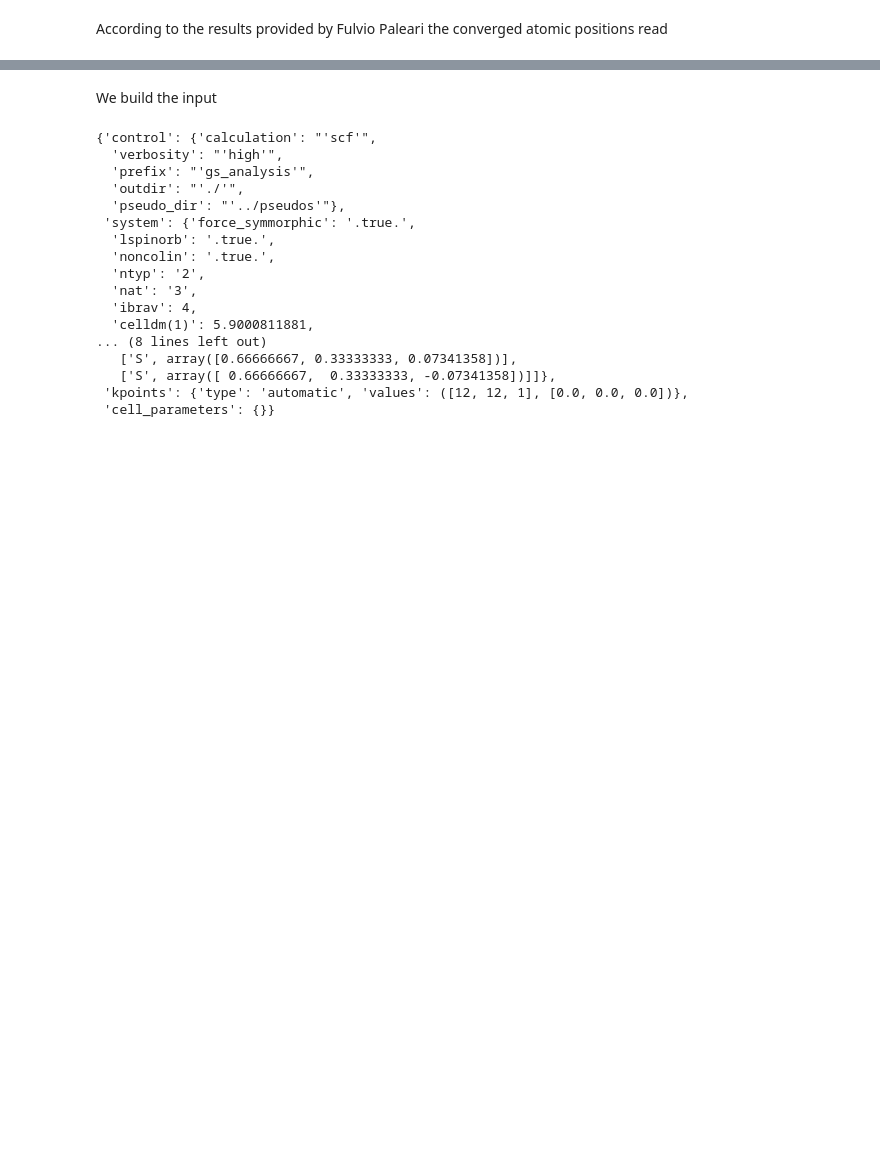
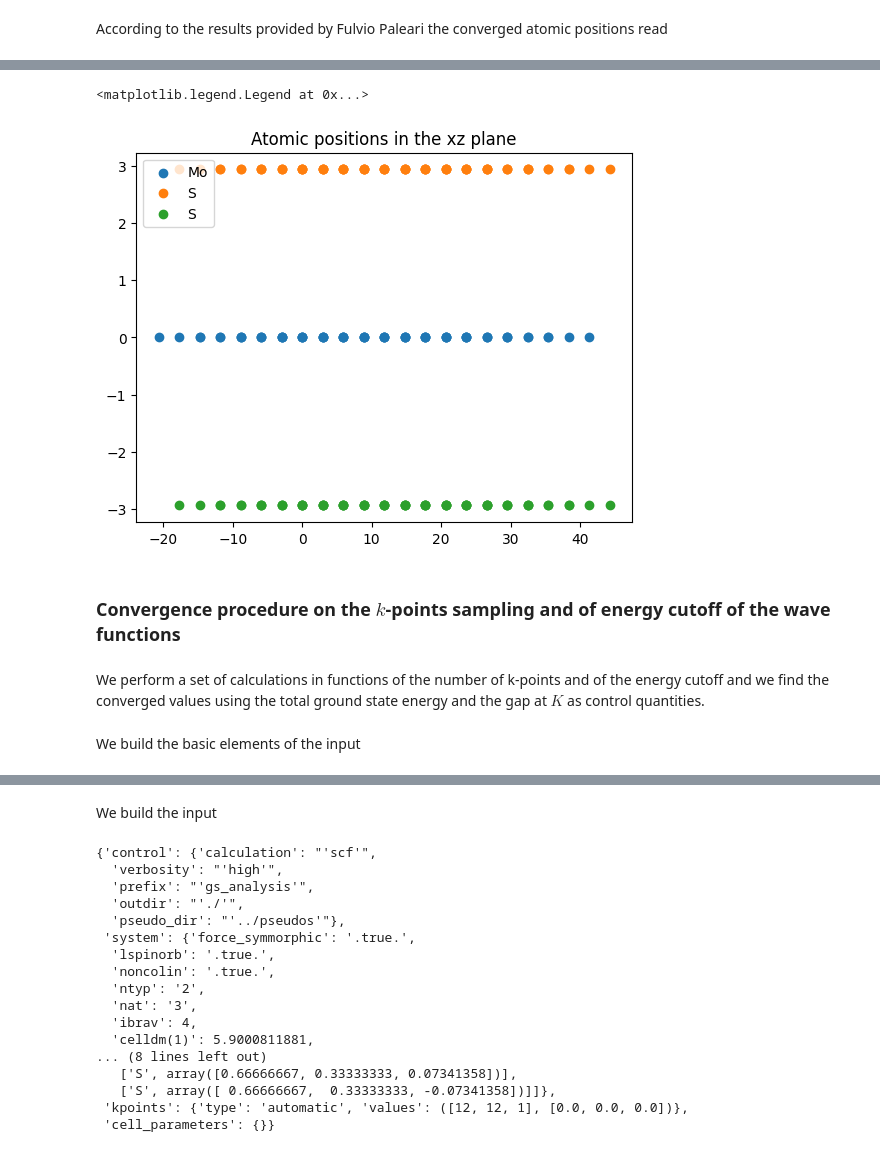
Before and after one commit to marcodalessandro76/MoS2, a Jupyter notebook: DFT_Analysis.ipynb, the cells around one changed output, grey strips where cells are left out. Drawn from its saved outputs; the diff is of its cells as text; code cells hidden in the pictures; blank space fills up the shorter version.

```diff
--- a/DFT_Analysis.ipynb
+++ b/DFT_Analysis.ipynb
@@ -132,0 +172,13 @@ S2 = np.array([2./3.,1./3.,-delta_cryst])
+# %%
+for pos in positions:
+    plt.scatter(pos[1],pos[3],label=pos[0])
+plt.title('Atomic positions in the xz plane',size=12)
+plt.legend()
+# %% [output]
+<matplotlib.legend.Legend at 0x...>
+[figure, added]
+# %% [markdown]
+### Convergence procedure on the $k$-points sampling and of energy cutoff of the wave functions
+# %% [markdown]
+We perform a set of calculations in functions of the number of k-points and of the energy cutoff and we find
+the converged values using the total ground state energy and the gap at $K$ as control quantities.
@@ -132,0 +187,2 @@ S2 = np.array([2./3.,1./3.,-delta_cryst])
+# %% [markdown]
+We build the basic elements of the input
```
Also changed, not shown: parts of 51 cells of this notebook.
